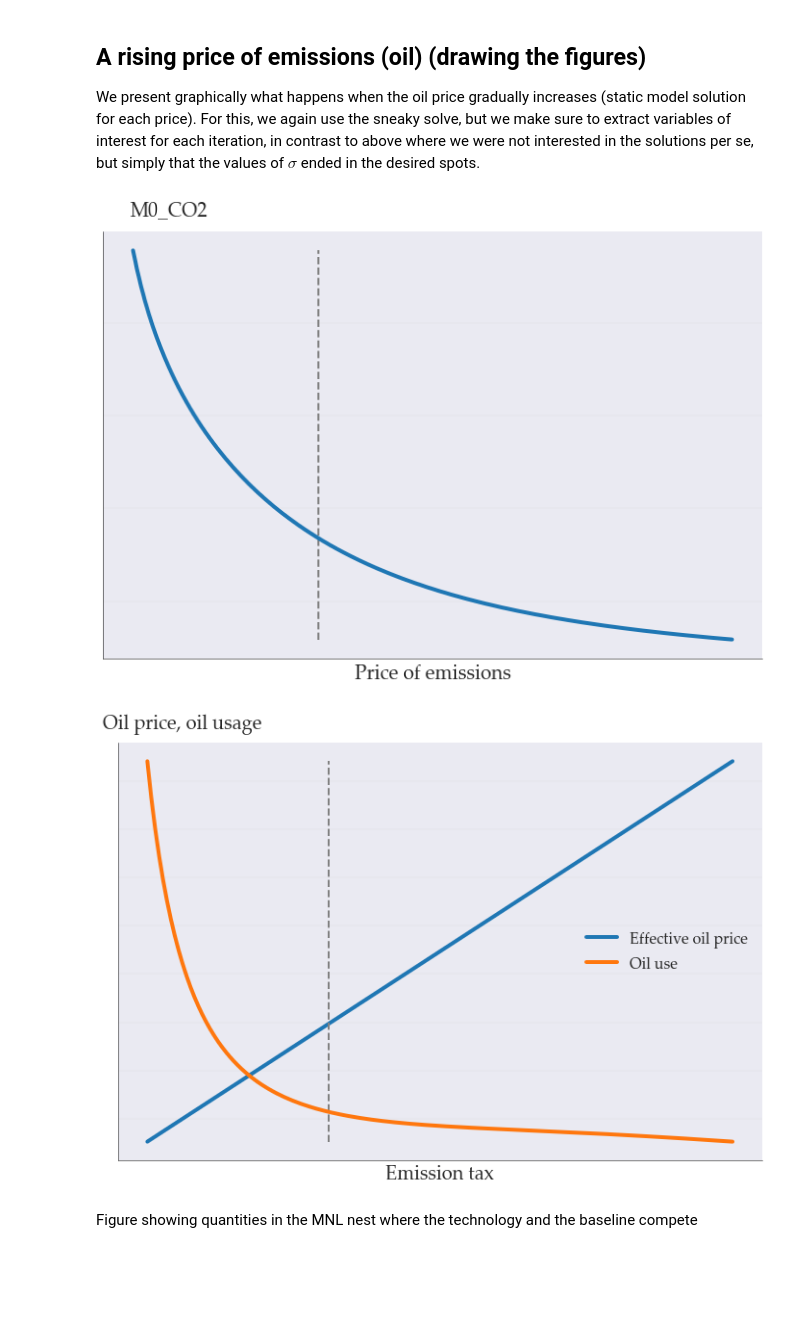
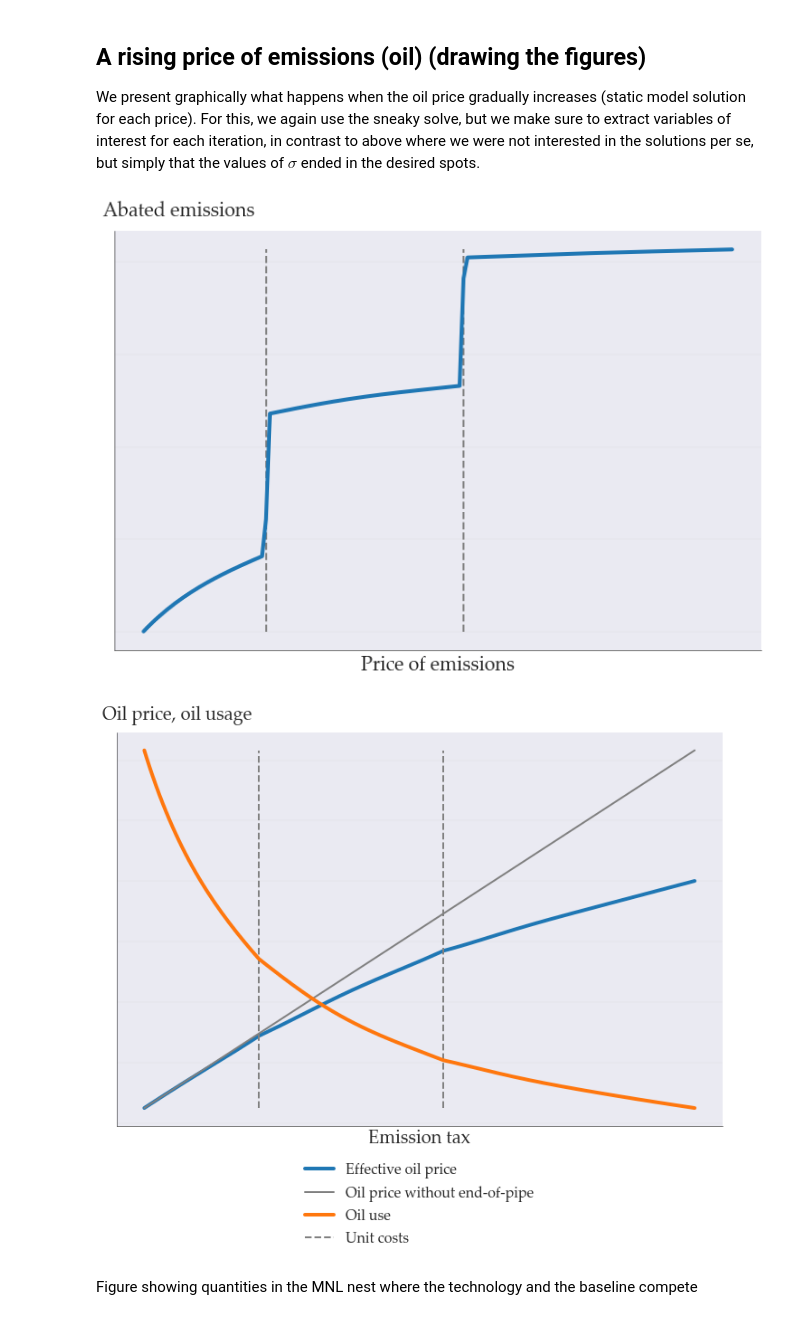
Before and after one commit to ChampionApe/GPM_v05, a Jupyter notebook: examples/Abatement/A1_ID_sim_figures.ipynb, the cells around one changed output. Saved outputs shown, nothing was run; the diff lists cells and outputs as text; code cells hidden in the pictures; blank space fills up the shorter version.

Commit message:
Figurer

```diff
--- a/examples/Abatement/A1_ID_sim_figures.ipynb
+++ b/examples/Abatement/A1_ID_sim_figures.ipynb
@@ -33,14 +35,16 @@ def translate(col):
     translate = {
         "M0":"Emissions",
         "pM":"Price of emissions",
-        "PwThat_basetech_EL_oil":"Effective oil price",
-        "qD_basetech_EL_oil":"Oil use",
-        "qD_basetech_EL_electricity":"Electricity use",
-        "qD_U0_ID_C_EL_1":"Baseline technology",
+        "PwThat_basetech_EH_oil":"Effective oil price",
+        "PwThat_basetech_EH_oil_linear":"Oil price without end-of-pipe",
+        "qD_basetech_EH_oil":"Oil use",
+        "qD_basetech_EH_electricity":"Electricity use",
+        "qD_U0_ID_C_EH_1":"Baseline technology",
         "qD_U_ID_t2_1":"Clean technology",
-        "qD_EL":"Energy service",
+        "qD_EH":"Energy service",
         "qD_Y":"Y composite",
-        "M0_CO2":"CO2 Emissions"
+        "M0_CO2":"CO2 Emissions",
+        "M0-M":"Abated emissions"
     }
     if col in translate:
         return translate[col]
@@ -87,47 +91,52 @@ def format_single_axis(axes, x_label="", y_label="", hide_ticks=True):
     axes.grid(axis='y', color="lightgrey", linewidth=0.2)
     axes.get_yaxis().set_major_formatter(NullFormatter())
 # %%
-vlines = df[["PwThat_ID_t2"]].mean().to_list()
+vlines = df[["PwThat_EOP_t1", "PwThat_EOP_t2"]].mean().to_list()
 # %%
 #Emission figure
 fig = plt.figure(figsize=(12, 8))
 fig.add_subplot(1, 1, 1)
 ax = fig.get_axes()[0]
-if "M0" in df.columns:
-    col = "M0"
-elif "M0_CO2" in df.columns:
-    col = "M0_CO2"
+col = "M0-M"
 with warnings.catch_warnings():
     warnings.simplefilter("ignore") #Otherwise throws warning if the column is named "M"
-    ax.plot(df.index, col, color=colors[0], data=df, label=translate(col), linewidth=4)
+    #ax.plot(df.index, col, color=colors[0], data=df, label=translate(col), linewidth=4)
+    ax.plot(df.index, df["M0-M"], color=colors[0], label=translate(col), linewidth=4)
 ax.vlines(x=vlines, ymin=df[col].min(), ymax=df[col].max(), ls='--', color="grey", lw=2)
 format_single_axis(ax, x_label=translate(df.index.name), y_label=translate(col))
-fig.savefig("Emissions_" + catalog + ".pdf", bbox_inches="tight", transparent=True, facecolor="none", edgecolor='none')
+#fig.savefig("Emissions_" + catalog + ".pdf", bbox_inches="tight", transparent=True, facecolor="none", edgecolor='none')
 # %% [output]
-[figure, old version]
+[figure, new version]
 # %%
 del fig, ax
+# %%
+col = "PwThat_basetech_EH_oil"
+slope = df[col].iloc[0:2].reset_index().diff().iloc[1, 1] / df[col].iloc[0:2].reset_index().diff().iloc[1, 0]
+# %%
+df[col + "_linear"] = pd.Series(((pd.Series(df[col].index) - df.index[0]) * (df[col].iloc[0:2].reset_index().diff().iloc[1, 1] / df[col].iloc[0:2].reset_index().diff().iloc[1, 0]) + df[col].iloc[0]).values, index=df.index)
 # %%
 #Figure with oil price and oil usage
 fig = plt.figure(figsize=(12, 8))
 fig.add_subplot(1, 1, 1)
 ax = fig.get_axes()[0]
-col = "PwThat_basetech_EL_oil"
+col = "PwThat_basetech_EH_oil"
 assert col in df.columns
+df[col + "_linear"] = pd.Series(((pd.Series(df[col].index) - df.index[0]) * (df[col].iloc[0:2].reset_index().diff().iloc[1, 1] / df[col].iloc[0:2].reset_index().diff().iloc[1, 0]) + df[col].iloc[0]).values, index=df.index)
 ax.plot(df.index, col, data=df, label=translate(col), linewidth=4, color=colors[0])
+ax.plot(df.index, col + "_linear", data=df, label=translate(col + "_linear"), linewidth=2, color="grey")
 ax2 = ax.twinx()
-col = "qD_basetech_EL_oil"
+col = "qD_basetech_EH_oil"
 ax2.plot(df.index, col, data=df, label=translate(col), linewidth=4, color=colors[1])
+ax2.vlines(x=vlines, ymin=df[col].min(), ymax=df[col].max(), ls='--', color="grey", lw=2, label="Unit costs")
 lines, labels = ax.get_legend_handles_labels()
 lines = lines + ax2.get_legend_handles_labels()[0]
 labels = labels + ax2.get_legend_handles_labels()[1]
-ax.legend(lines, labels, fontsize=16, loc="right")
-ax2.vlines(x=vlines, ymin=df[col].min(), ymax=df[col].max(), ls='--', color="grey", lw=2)
+ax.legend(lines, labels, fontsize=16, loc="center", bbox_to_anchor=(0.5, -0.2))
 format_double_axes(ax, ax2, "Emission tax", "Oil price, oil usage")
 fig.savefig("oil_" + catalog + ".pdf", bbox_inches="tight", transparent=True, facecolor="none", edgecolor='none')
 del fig, ax, ax2
 # %% [output]
-[figure, old version]
+[figure, new version]
 # %% [markdown]
 
 Figure showing quantities in the MNL nest where the technology and the baseline compete
```
Also changed, not shown: parts of 5 cells of this notebook, 17 other files.
